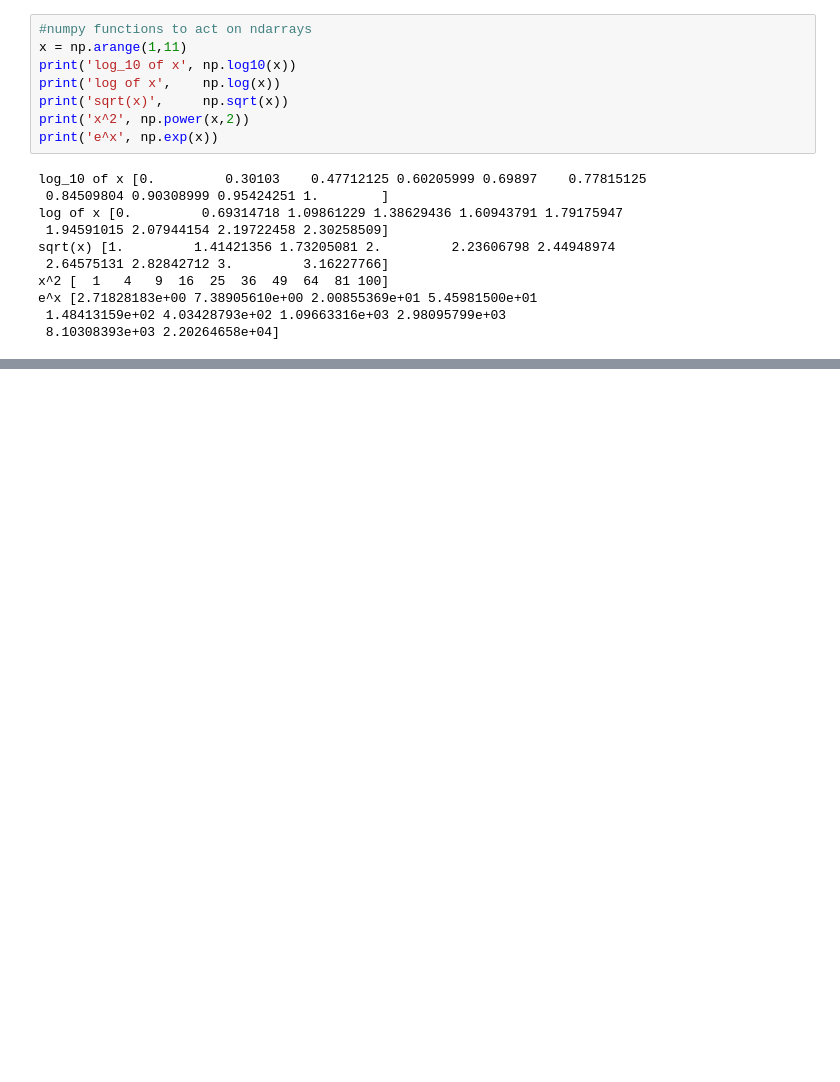
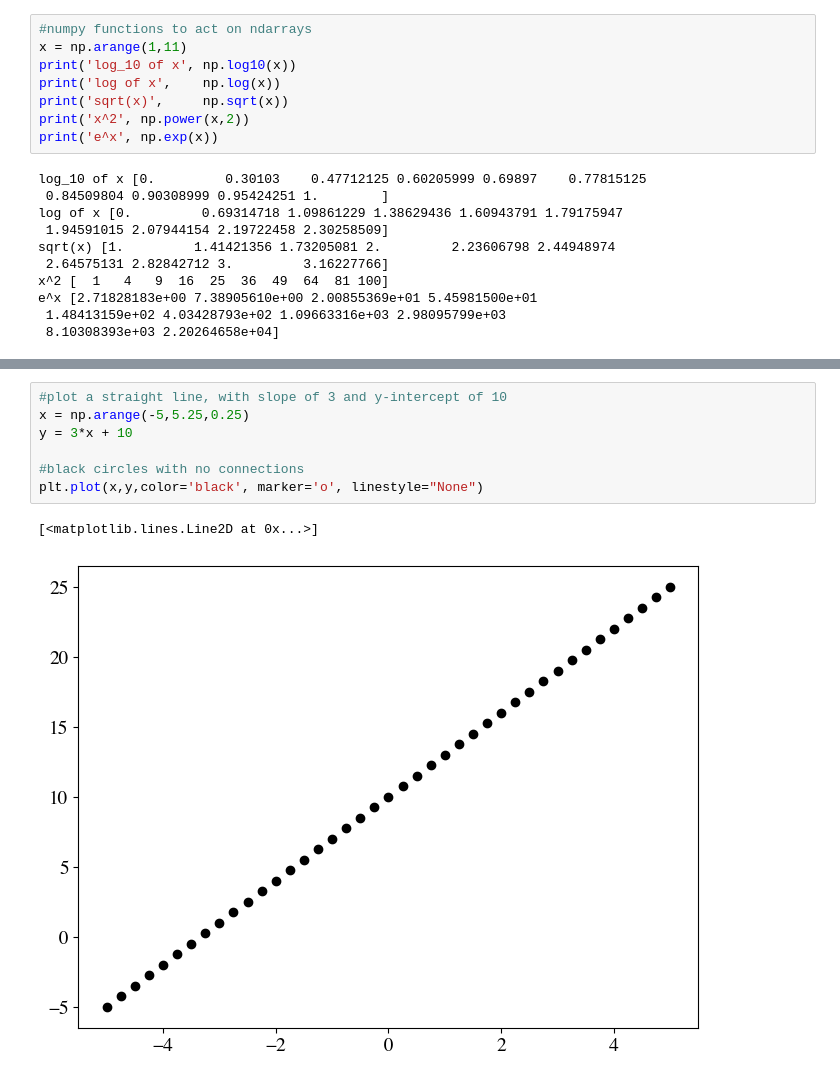
Before and after one commit to mmfausnaugh/astr4301-coding-lab-2, a Jupyter notebook: Coding-Lab-2-Stellar-Models-Soultions.ipynb, the cells around one changed output, grey strips where cells are left out. Cells and saved outputs as stored; diff of their text form; blank space fills up the shorter version.

```diff
--- a/Coding-Lab-2-Stellar-Models-Soultions.ipynb
+++ b/Coding-Lab-2-Stellar-Models-Soultions.ipynb
@@ -259,0 +283,10 @@ e^x [2.71828183e+00 7.38905610e+00 2.00855369e+01 5.45981500e+01
+# %%
+#plot a straight line, with slope of 3 and y-intercept of 10
+x = np.arange(-5,5.25,0.25)
+y = 3*x + 10
+
+#black circles with no connections
+plt.plot(x,y,color='black', marker='o', linestyle="None")
+# %% [output]
+[<matplotlib.lines.Line2D at 0x...>]
+[figure, added]
```
Also changed, not shown: parts of 8 cells of this notebook.
